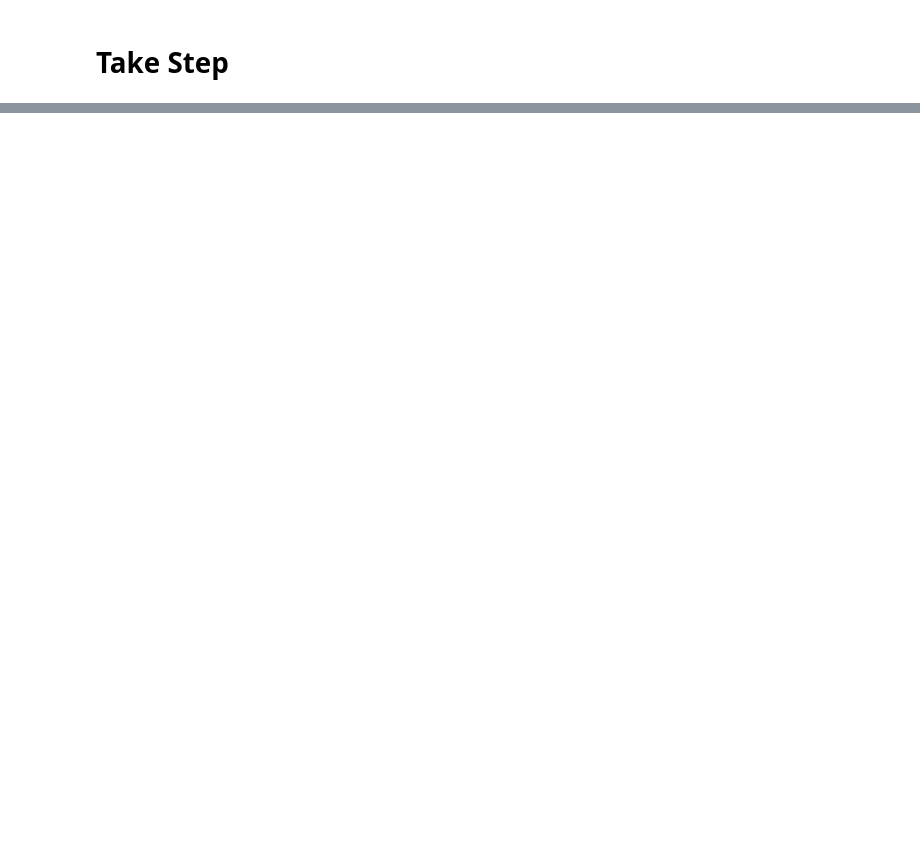
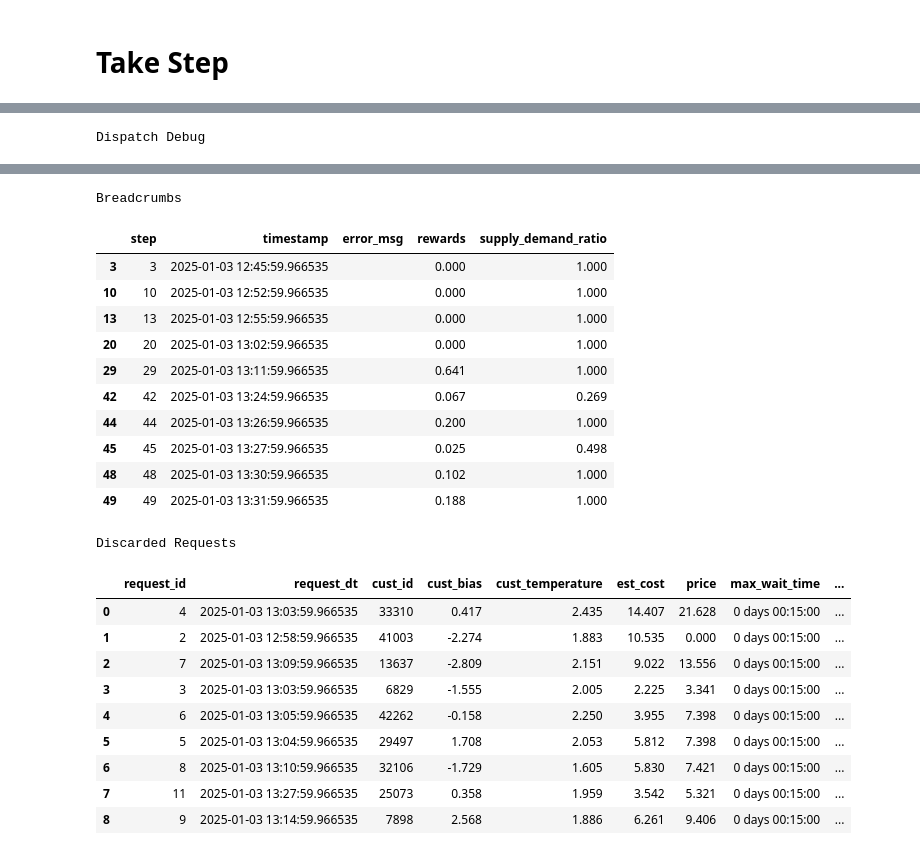
Before and after one commit to akseldkw07/Waymo-Agent, a Jupyter notebook: notebooks/training/heuristic-deploy.ipynb, the cells around one changed output, grey strips where cells are left out. Saved outputs shown, nothing was run; the diff lists cells and outputs as text; code cells hidden in the pictures; blank space fills up the shorter version.

```diff
--- a/notebooks/training/heuristic-deploy.ipynb
+++ b/notebooks/training/heuristic-deploy.ipynb
@@ -108,0 +224,8 @@ obs, reward, trunc, term, info = env.step(action_rnd)
+# %%
+dtt(
+    [env._dispatch_debug, env.breadcrumbs, env.DiscardedRequests],
+    n=10,
+    titles=["Dispatch Debug", "Breadcrumbs", "Discarded Requests"],
+)
+# %% [output]
+Dispatch Debug
@@ -108,0 +238,23 @@ obs, reward, trunc, term, info = env.step(action_rnd)
+Breadcrumbs
+|  | step | timestamp | error_msg | rewards | supply_demand_ratio |
+| 3 | 3 | 2025-01-03 12:45:59.966535 |  | 0.000 | 1.000 |
+| 10 | 10 | 2025-01-03 12:52:59.966535 |  | 0.000 | 1.000 |
+| 13 | 13 | 2025-01-03 12:55:59.966535 |  | 0.000 | 1.000 |
+| 20 | 20 | 2025-01-03 13:02:59.966535 |  | 0.000 | 1.000 |
+| 29 | 29 | 2025-01-03 13:11:59.966535 |  | 0.641 | 1.000 |
+| 42 | 42 | 2025-01-03 13:24:59.966535 |  | 0.067 | 0.269 |
+| 44 | 44 | 2025-01-03 13:26:59.966535 |  | 0.200 | 1.000 |
+| 45 | 45 | 2025-01-03 13:27:59.966535 |  | 0.025 | 0.498 |
+| 48 | 48 | 2025-01-03 13:30:59.966535 |  | 0.102 | 1.000 |
+| 49 | 49 | 2025-01-03 13:31:59.966535 |  | 0.188 | 1.000 |
+Discarded Requests
+|  | request_id | request_dt | cust_id | cust_bias | cust_temperature | est_cost | price | max_wait_time | ... |
+| 0 | 4 | 2025-01-03 13:03:59.966535 | 33310 | 0.417 | 2.435 | 14.407 | 21.628 | 0 days 00:15:00 | ... |
+| 1 | 2 | 2025-01-03 12:58:59.966535 | 41003 | -2.274 | 1.883 | 10.535 | 0.000 | 0 days 00:15:00 | ... |
+| 2 | 7 | 2025-01-03 13:09:59.966535 | 13637 | -2.809 | 2.151 | 9.022 | 13.556 | 0 days 00:15:00 | ... |
+| 3 | 3 | 2025-01-03 13:03:59.966535 | 6829 | -1.555 | 2.005 | 2.225 | 3.341 | 0 days 00:15:00 | ... |
+| 4 | 6 | 2025-01-03 13:05:59.966535 | 42262 | -0.158 | 2.250 | 3.955 | 7.398 | 0 days 00:15:00 | ... |
+| 5 | 5 | 2025-01-03 13:04:59.966535 | 29497 | 1.708 | 2.053 | 5.812 | 7.398 | 0 days 00:15:00 | ... |
+| 6 | 8 | 2025-01-03 13:10:59.966535 | 32106 | -1.729 | 1.605 | 5.830 | 7.421 | 0 days 00:15:00 | ... |
+| 7 | 11 | 2025-01-03 13:27:59.966535 | 25073 | 0.358 | 1.959 | 3.542 | 5.321 | 0 days 00:15:00 | ... |
+| 8 | 9 | 2025-01-03 13:14:59.966535 | 7898 | 2.568 | 1.886 | 6.261 | 9.406 | 0 days 00:15:00 | ... |
```
Also changed, not shown: parts of 23 cells of this notebook, 21 other files.
